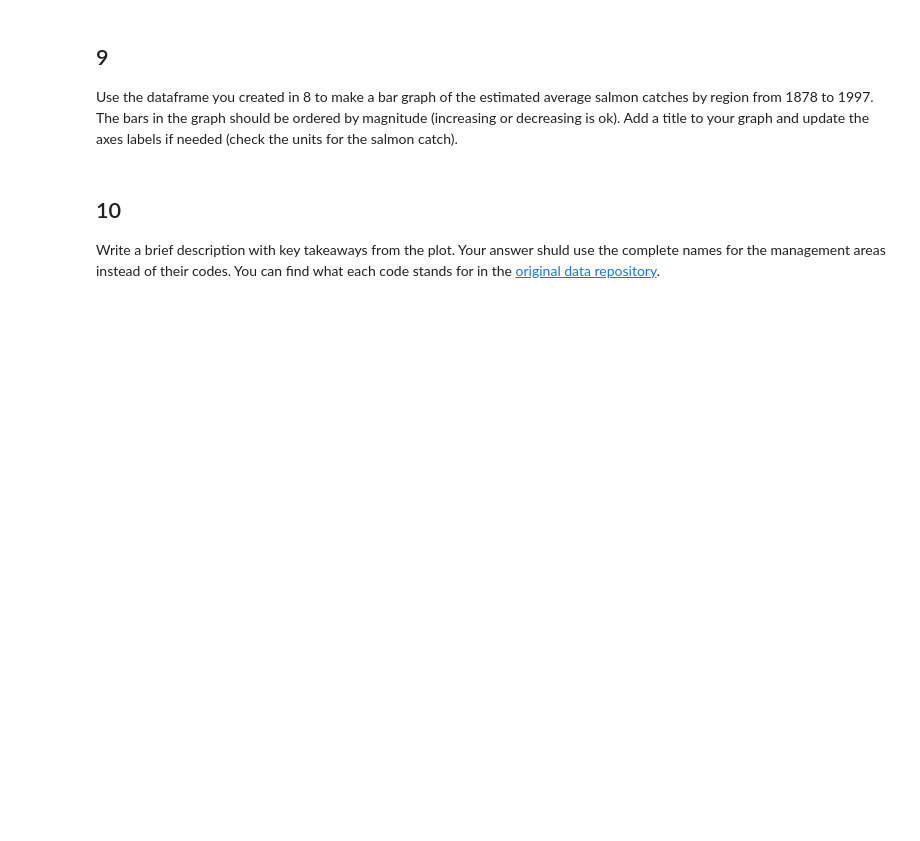
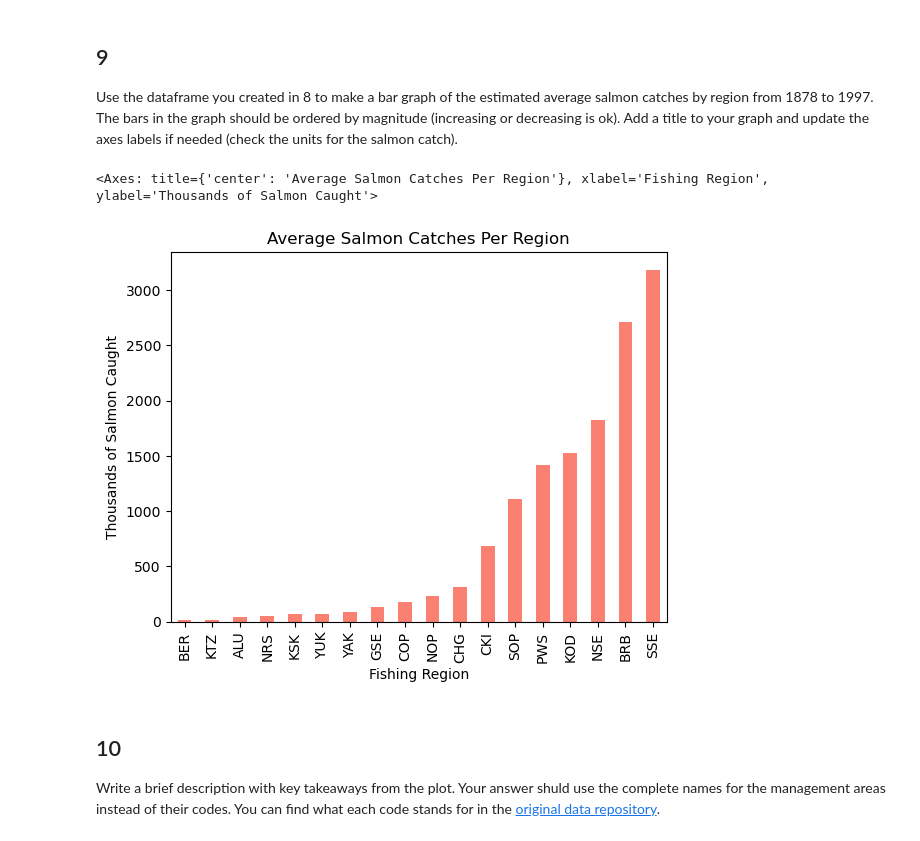
Before and after one commit to SRKads1998/eds220-hwk2, a Jupyter notebook: task2/hwk2-task2-salmon.ipynb, the cells around one changed output. Cells and saved outputs as stored; diff of their text form; code cells hidden in the pictures; blank space fills up the shorter version.

```diff
--- a/task2/hwk2-task2-salmon.ipynb
+++ b/task2/hwk2-task2-salmon.ipynb
@@ -196,10 +196,10 @@ In the next cell:
 # update catch_data with .replace() first
 # use .loc to change the value fom I to 1
 
-catch_data['Catch'] = catch_I.loc[catch_I['Catch'] == 'I', 'Catch'] = 1
+catch_data['Catch'] = catch_data['Catch'].replace('I', 1)
 
 #catch_1 = catch_I.loc[catch_I['Catch'] == 'I', 'Catch'] = 1
 
 # Print catch_1
-catch_1
+catch_data
 # %% [output]
@@ -256,4 +290,4 @@ Series([], Name: Catch, dtype: float64)
 # %%
-avg_region = catch_data['Species']
+avg_region = catch_data.groupby('Region')['Catch'].mean()
 avg_region
 # %% [output]
@@ -281,6 +323,15 @@ q8 results: All test cases passed!
 ## 9
 
 Use the dataframe you created in 8 to make a bar graph of the estimated average salmon catches by region from 1878 to 1997. The bars in the graph should be ordered by magnitude (increasing or decreasing is ok). Add a title  to your graph and update the axes labels if needed (check the units for the salmon catch).
+# %%
+avg_region.sort_values().plot(kind = 'bar',
+                             title = 'Average Salmon Catches Per Region',
+                             xlabel = 'Fishing Region',
+                             ylabel = 'Thousands of Salmon Caught',
+                             color = 'Salmon')
+# %% [output]
+<Axes: title={'center': 'Average Salmon Catches Per Region'}, xlabel='Fishing Region', ylabel='Thousands of Salmon Caught'>
+[figure, added]
 # %% [markdown]
 <!-- END QUESTION -->
 
```
Also changed, not shown: parts of 6 cells of this notebook.
